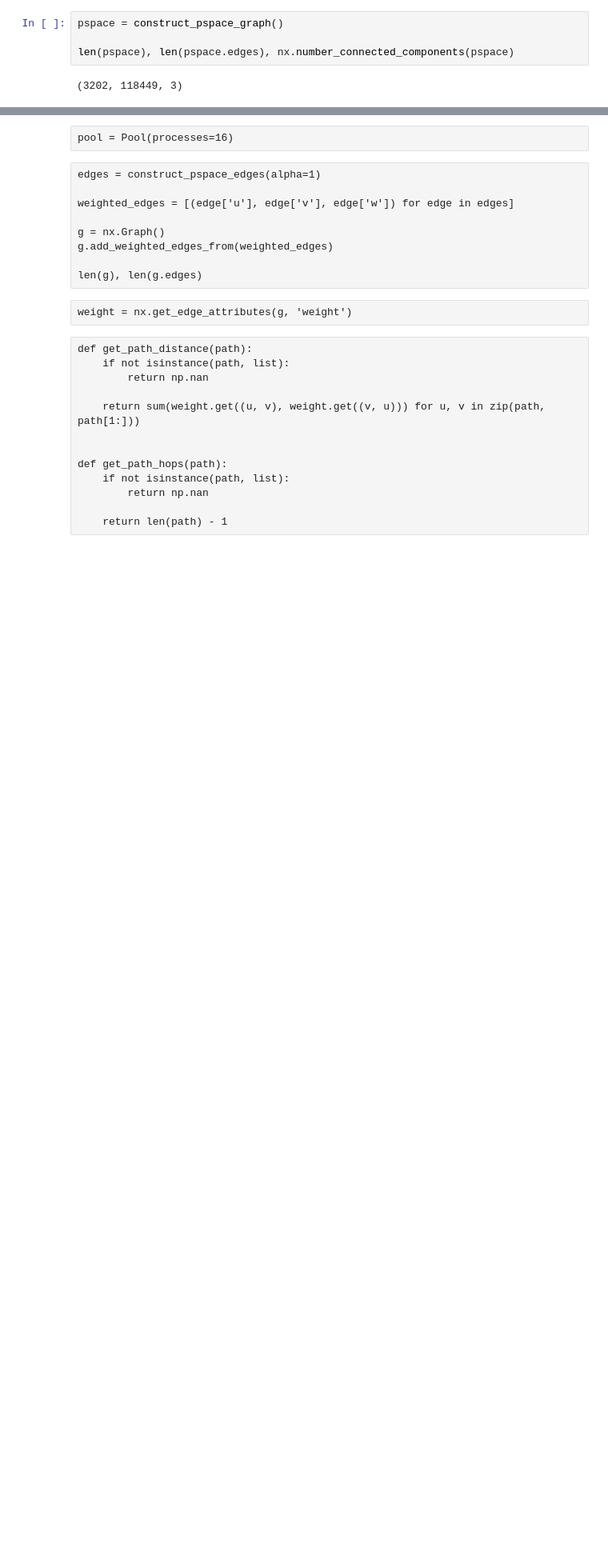
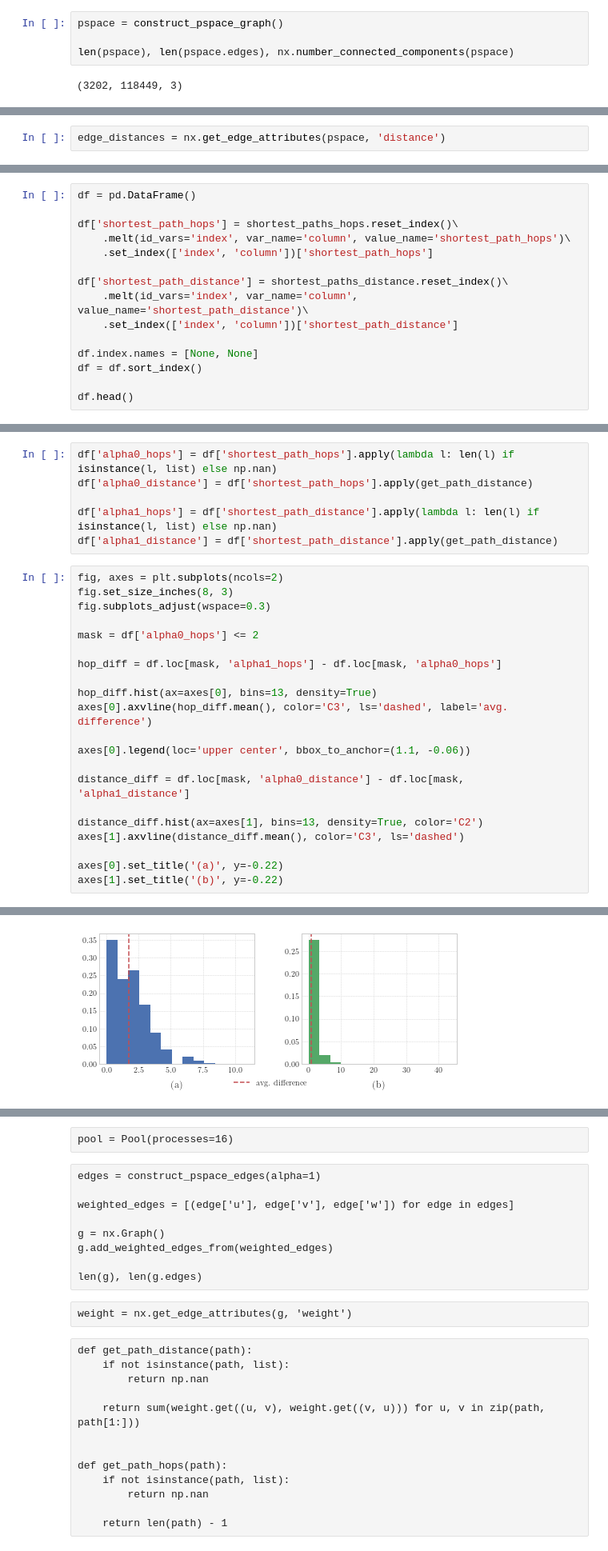
Before and after one commit to AlgoMathITMO/public-transport-network, a Jupyter notebook: pipeline/3_supernode-edges.ipynb, the cells around one changed output, grey strips where cells are left out. Shown: that part at 80% size. Saved outputs shown, nothing was run; the diff lists cells and outputs as text; blank space fills up the shorter version.

Commit message:
updated supernode edges

```diff
--- a/pipeline/3_supernode-edges.ipynb
+++ b/pipeline/3_supernode-edges.ipynb
@@ -159,3 +159,5 @@ def assign_weights(g: nx.Graph, alpha: float) -> nx.Graph:
 
     return g
+# %%
+edge_distances = nx.get_edge_attributes(pspace, 'distance')
 # %%
@@ -171,0 +201,15 @@ def get_path_weight(g: nx.Graph, path: list, weight: str = 'weight') -> float:
+# %%
+df = pd.DataFrame()
+
+df['shortest_path_hops'] = shortest_paths_hops.reset_index()\
+    .melt(id_vars='index', var_name='column', value_name='shortest_path_hops')\
+    .set_index(['index', 'column'])['shortest_path_hops']
+
+df['shortest_path_distance'] = shortest_paths_distance.reset_index()\
+    .melt(id_vars='index', var_name='column', value_name='shortest_path_distance')\
+    .set_index(['index', 'column'])['shortest_path_distance']
+
+df.index.names = [None, None]
+df = df.sort_index()
+
+df.head()
@@ -171,0 +223,28 @@ def get_path_weight(g: nx.Graph, path: list, weight: str = 'weight') -> float:
+# %%
+df['alpha0_hops'] = df['shortest_path_hops'].apply(lambda l: len(l) if isinstance(l, list) else np.nan)
+df['alpha0_distance'] = df['shortest_path_hops'].apply(get_path_distance)
+
+df['alpha1_hops'] = df['shortest_path_distance'].apply(lambda l: len(l) if isinstance(l, list) else np.nan)
+df['alpha1_distance'] = df['shortest_path_distance'].apply(get_path_distance)
+# %%
+fig, axes = plt.subplots(ncols=2)
+fig.set_size_inches(8, 3)
+fig.subplots_adjust(wspace=0.3)
+
+mask = df['alpha0_hops'] <= 2
+
+hop_diff = df.loc[mask, 'alpha1_hops'] - df.loc[mask, 'alpha0_hops']
+
+hop_diff.hist(ax=axes[0], bins=13, density=True)
+axes[0].axvline(hop_diff.mean(), color='C3', ls='dashed', label='avg. difference')
+
+axes[0].legend(loc='upper center', bbox_to_anchor=(1.1, -0.06))
+
+distance_diff = df.loc[mask, 'alpha0_distance'] - df.loc[mask, 'alpha1_distance']
+
+distance_diff.hist(ax=axes[1], bins=13, density=True, color='C2')
+axes[1].axvline(distance_diff.mean(), color='C3', ls='dashed')
+
+axes[0].set_title('(a)', y=-0.22)
+axes[1].set_title('(b)', y=-0.22)
+# %% [output]
@@ -171,0 +252 @@ def get_path_weight(g: nx.Graph, path: list, weight: str = 'weight') -> float:
+[figure, added]
```
Also changed, not shown: parts of 25 cells of this notebook.
